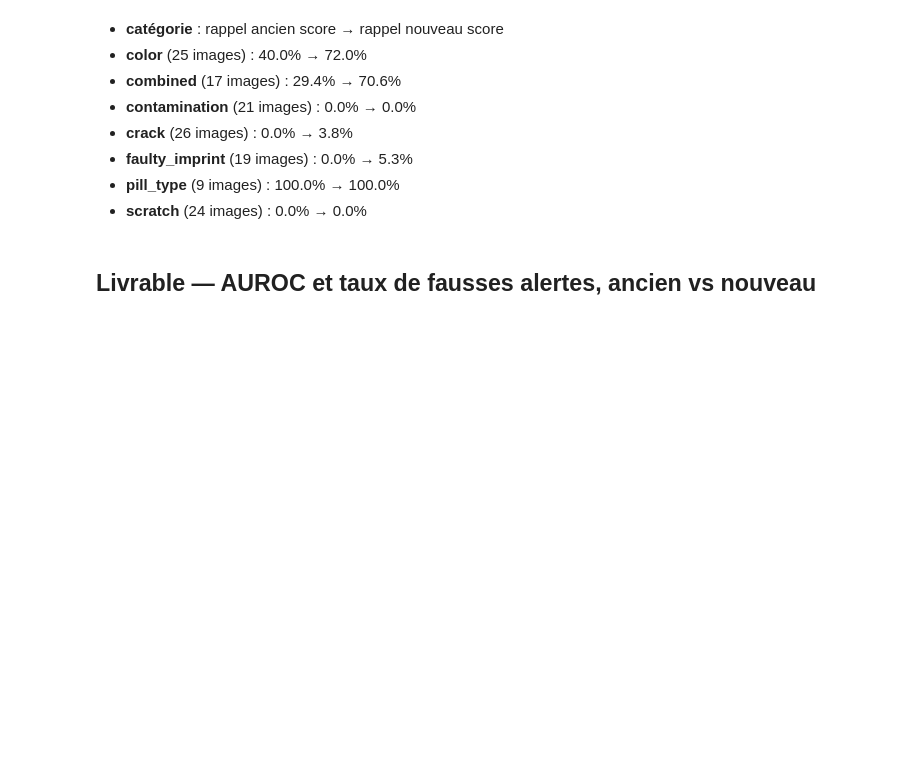
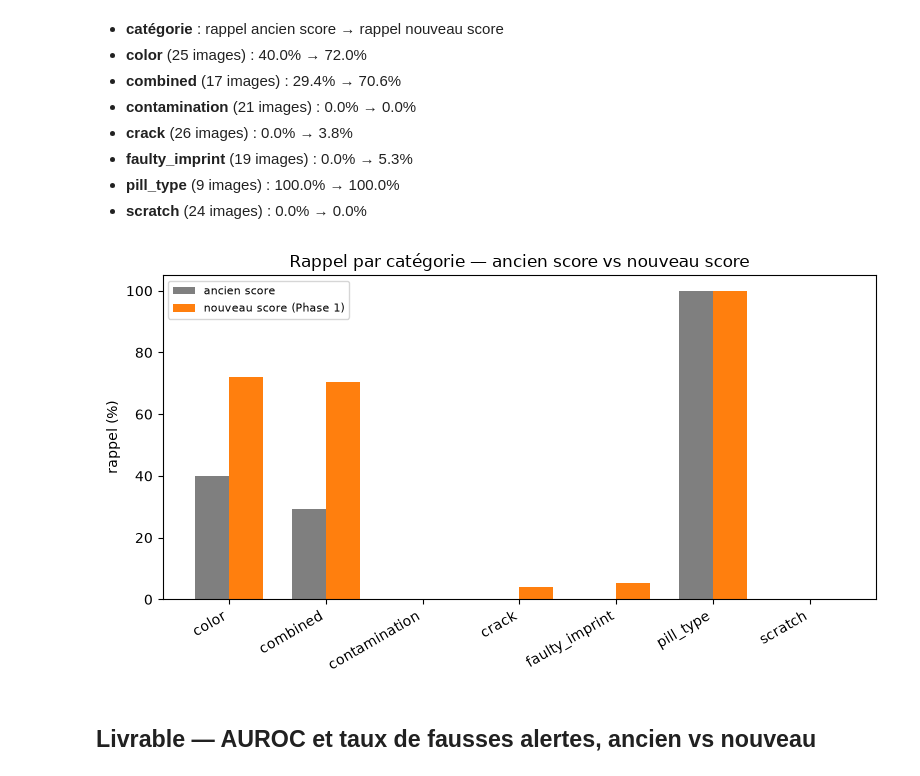
Before and after one commit to palauzet/AELION_Deep_Learning_IA, a Jupyter notebook: notebooks/08_correction_phase1.ipynb, the cells around one changed output. Drawn from its saved outputs; the diff is of its cells as text; code cells hidden in the pictures; blank space fills up the shorter version.

```diff
--- a/notebooks/08_correction_phase1.ipynb
+++ b/notebooks/08_correction_phase1.ipynb
@@ -130,6 +188,31 @@ display(Markdown(chr(10).join(lines)))
 - **faulty_imprint** (19 images) : 0.0% → 5.3%
 - **pill_type** (9 images) : 100.0% → 100.0%
 - **scratch** (24 images) : 0.0% → 0.0%
+# %%
+recalls_old = []
+recalls_new = []
+offset = len(test_good)
+for defect in defects:
+    n = len(defect_images[defect])
+    recalls_old.append((scores_test_old[offset : offset + n] > threshold_old).mean() * 100)
+    recalls_new.append((scores_test_new[offset : offset + n] > threshold_new).mean() * 100)
+    offset += n
+
+x = np.arange(len(defects))
+width = 0.35
+fig, ax = plt.subplots(figsize=(8, 4.5))
+ax.bar(x - width / 2, recalls_old, width, label="ancien score", color="tab:gray")
+ax.bar(x + width / 2, recalls_new, width, label="nouveau score (Phase 1)", color="tab:orange")
+ax.set_xticks(x)
+ax.set_xticklabels(defects, rotation=30, ha="right")
+ax.set_ylabel("rappel (%)")
+ax.set_title("Rappel par catégorie — ancien score vs nouveau score")
+ax.legend(fontsize=8)
+fig.tight_layout()
+fig.savefig(FIGURES_DIR / "08_recall_ancien_vs_nouveau.png", dpi=150)
+plt.show()
+# %% [output]
+[figure, added]
 # %% [markdown]
 ## Livrable — AUROC et taux de fausses alertes, ancien vs nouveau
 # %%
```
Also changed, not shown: parts of 6 cells of this notebook, 10 other files.
